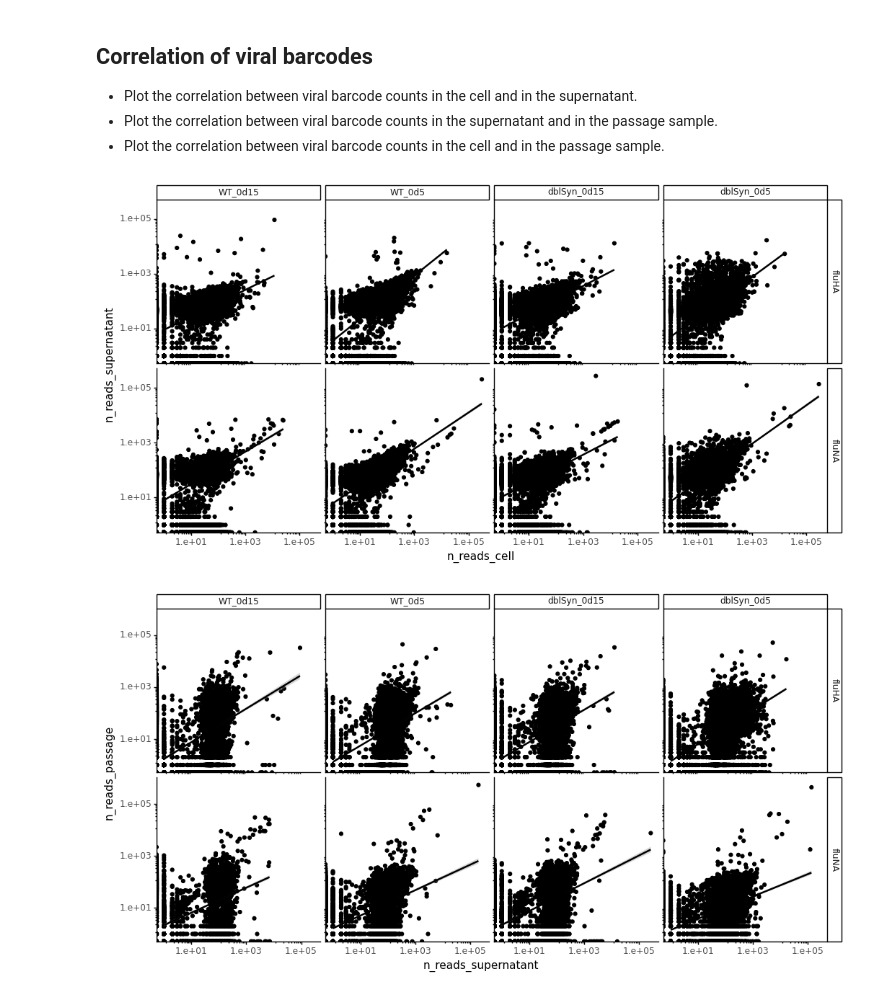
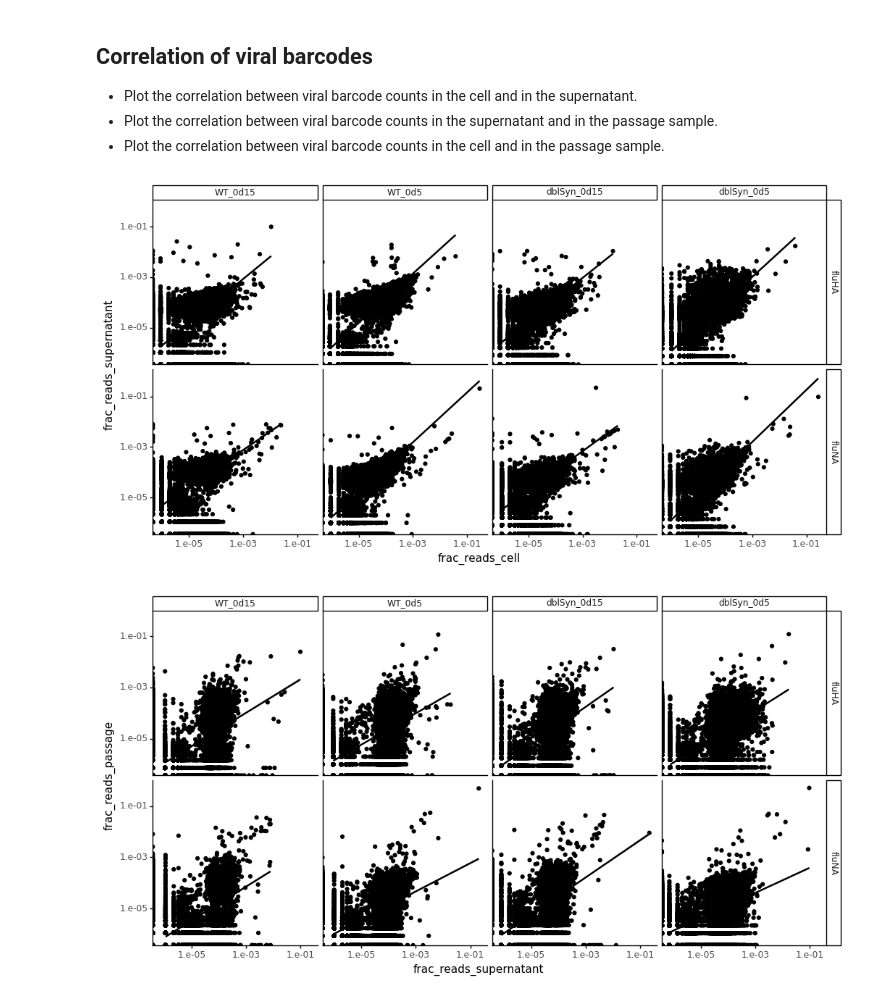
Before and after one commit to jbloomlab/barcoded_flu_pdmH1N1, a Jupyter notebook: viral_bc_analysis.ipynb, the cells around one changed output. Cells and saved outputs as stored; diff of their text form; code cells hidden in the pictures.

```diff
--- a/viral_bc_analysis.ipynb
+++ b/viral_bc_analysis.ipynb
@@ -233,0 +234,8 @@ barcode_counts_df = barcode_counts_df.query(f'n_reads > {threshold}')
+# %%
+total_read_counts_df = reads_df.groupby(['sample','source_type','segment']) \
+                                        .count().reset_index().iloc[:,0:4] \
+                                        .rename(columns={'read_name':'total_reads'})
+
+barcode_counts_df = barcode_counts_df.merge(total_read_counts_df, on = ['sample','source_type','segment'], how = 'left')
+
+barcode_counts_df['frac_reads'] = barcode_counts_df['n_reads'] / barcode_counts_df['total_reads']
@@ -233,0 +261,9 @@ barcode_counts_df = barcode_counts_df.query(f'n_reads > {threshold}')
+# %%
+def filter_viral_bc(viral_bc, n_reads, threshold):
+    #print(viral_bc, n_reads, threshold)
+    status = False
+    if n_reads < threshold:
+        status = True
+    if 'N' in viral_bc:
+        status = True
+    return status
@@ -233,0 +297,7 @@ barcode_counts_df = barcode_counts_df.query(f'n_reads > {threshold}')
+# %%
+threshold = 0 #cutoff for including a barcode
+
+barcode_counts_df['filtered'] = barcode_counts_df.apply(lambda x: filter_viral_bc(
+                                                                       x['viral_bc'],
+                                                                        x['n_reads'],
+                                                                        threshold), axis=1)
@@ -250,7 +357,7 @@ _ = p.draw()
 #### Make wide dataframe
 Here, I take the barcode count data from `barcode_counts_df` and pivot the table to wide format. This gives a dataframe, `barcode_counts_wide`, where every row is a unique barcode (for a given sample and segment), and there is one column for the number of reads found in the cell, one column for the number of reads found in the supernatant, and one column for the number of reads found in the passaged sample.
 # %%
-barcode_counts_wide = pd.pivot_table(barcode_counts_df, index=['sample','segment','viral_bc'], columns=['source_type'], values=['n_reads'])
+barcode_counts_wide = pd.pivot_table(barcode_counts_df.query('not filtered'), index=['sample','segment','viral_bc'], columns=['source_type'], values=['frac_reads'])
 barcode_counts_wide = barcode_counts_wide.fillna(0)
 barcode_counts_wide = barcode_counts_wide.rename(columns=str).reset_index()
 barcode_counts_wide.columns = ['_'.join(tup) for tup in barcode_counts_wide.columns.values]
@@ -339,19 +446,21 @@ _ = p.draw()
 - Plot the correlation between viral barcode counts in the supernatant and in the passage sample.
 - Plot the correlation between viral barcode counts in the cell and in the passage sample.
 # %%
-p = (ggplot(barcode_counts_wide.fillna({'n_reads_cell':0,'n_reads_supernatant':0}), aes(x='n_reads_cell', y='n_reads_supernatant')) +
+p = (ggplot(barcode_counts_wide.fillna({'frac_reads_cell':0,'v_supernatant':0}),
+                    aes(x='frac_reads_cell', y='frac_reads_supernatant')) +
      geom_point() +
      geom_smooth(method='lm') +
      facet_grid('segment~sample') +
      theme(figure_size=(12, 6)) +
      scale_x_log10(labels=mizani.formatters.scientific_format()) +
      scale_y_log10(labels=mizani.formatters.scientific_format())
      )
 _ = p.draw()
 # %% [output]
-[figure, old version]
+[figure, new version]
 # %%
-p = (ggplot(barcode_counts_wide.fillna({'n_reads_cell':0,'n_reads_supernatant':0}), aes(x='n_reads_supernatant', y='n_reads_passage')) +
+p = (ggplot(barcode_counts_wide.fillna({'frac_reads_supernatant':0,'frac_reads_passage':0}),
+                    aes(x='frac_reads_supernatant', y='frac_reads_passage')) +
      geom_point() +
     geom_smooth(method='lm') +
      facet_grid('segment~sample') +
@@ -361,5 +470,5 @@ p = (ggplot(barcode_counts_wide.fillna({'n_reads_cell':0,'n_reads_supernatant':0
      )
 _ = p.draw()
 # %% [output]
-[figure, old version]
+[figure, new version]
 # %%
```
Also changed, not shown: parts of 25 cells of this notebook.
